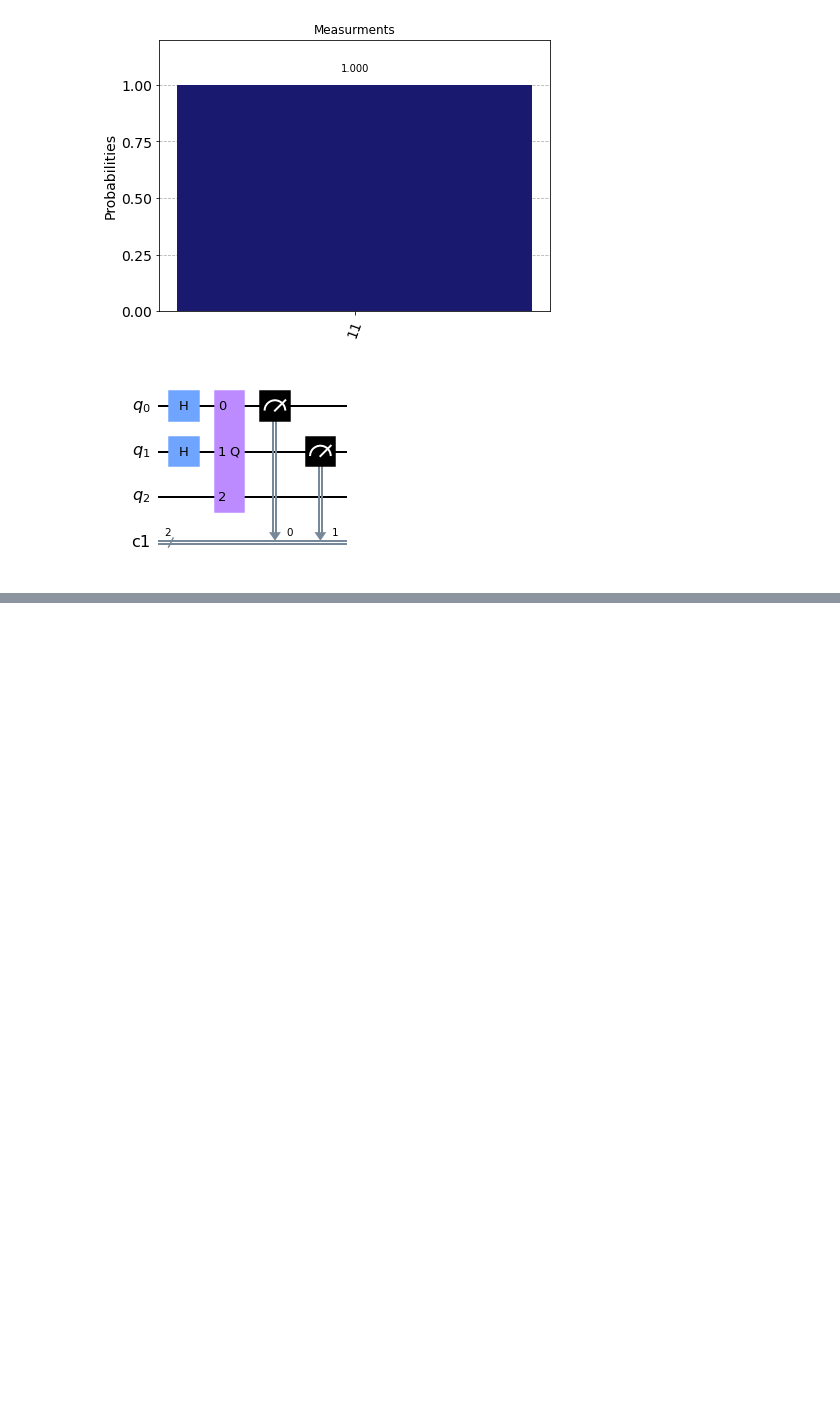
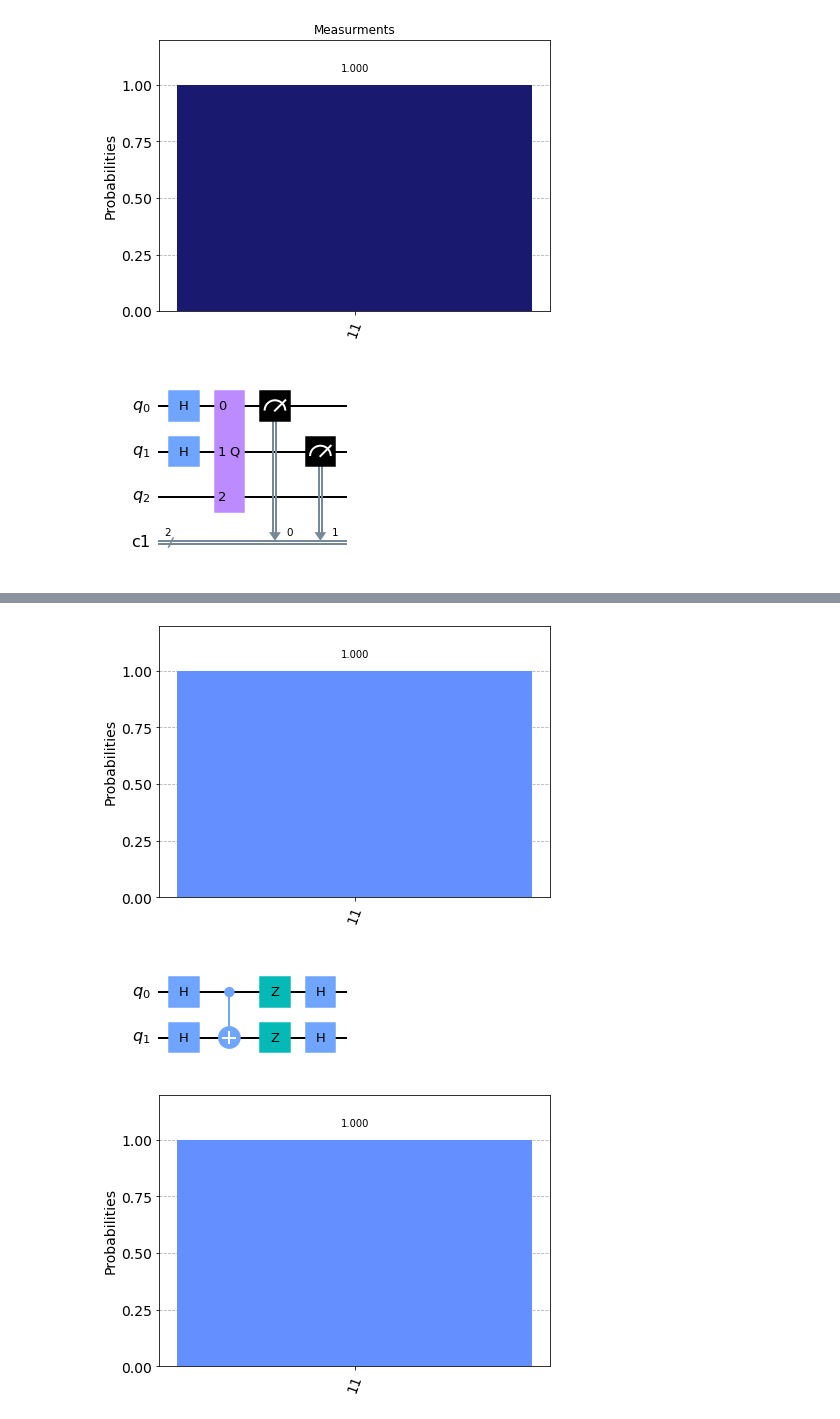
Before and after one commit to Hasanshekh/Oracle, a Jupyter notebook: Oracle Exercise.ipynb, the cells around one changed output, grey strips where cells are left out. Saved outputs shown, nothing was run; the diff lists cells and outputs as text; code cells hidden in the pictures; blank space fills up the shorter version.

```diff
--- a/Oracle Exercise.ipynb
+++ b/Oracle Exercise.ipynb
@@ -87,0 +130,8 @@ enter the string 00011000
+# %%
+qc,counts = run_oracle(lambda qc: qc.z([0,1]))
+qc.draw("mpl")
+plot_histogram(counts)
+# %% [output]
+[figure, added]
+[figure, added]
+[figure, added]
```
Also changed, not shown: parts of 6 cells of this notebook.
